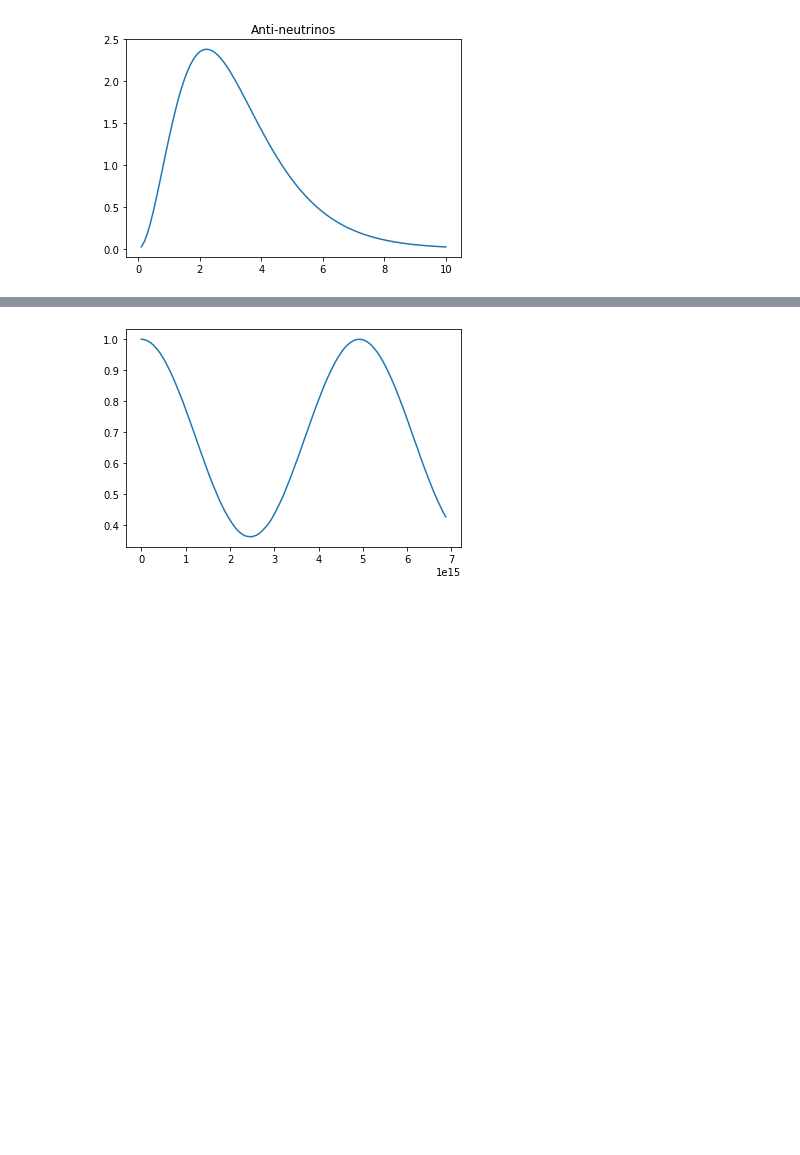
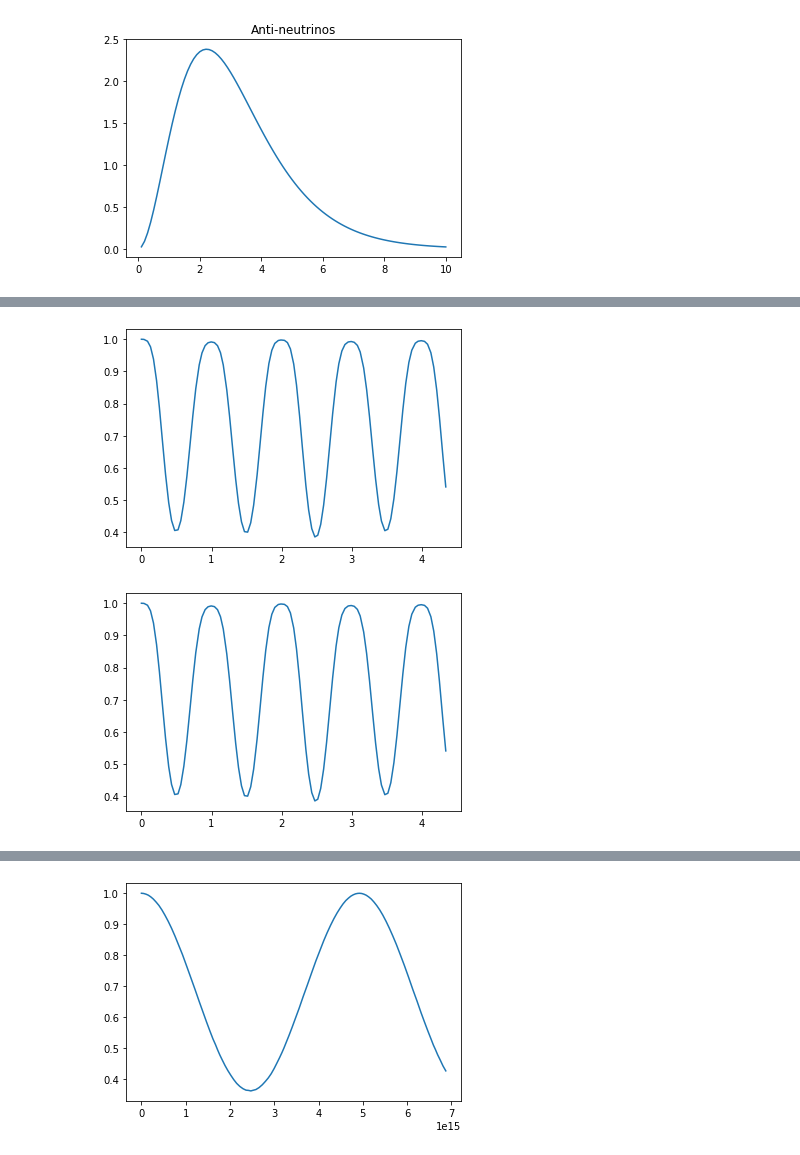
Before and after one commit to nuLABatUSD/QKESolve, a Jupyter notebook: 2023-8 (anti-neutrinos).ipynb, the cells around one changed output, grey strips where cells are left out. Drawn from its saved outputs; the diff is of its cells as text; code cells hidden in the pictures; blank space fills up the shorter version.

```diff
--- a/2023-8 (anti-neutrinos).ipynb
+++ b/2023-8 (anti-neutrinos).ipynb
@@ -59,0 +106,26 @@ plt.show()
+# %%
+y0= der.newarray_maker(ym0, ym0_bar)
+t0= 0
+dt0=  0.01/np.max(np.abs(der.f(t0,y0,p)))
+N_step = 100
+dN = 10
+tau_final=10
+t_final = tau_final*2*2.2*T/dm2
+
+
+t, y, dx, end = ODE.ODEOneRun(t0, y0, dt0, p, N_step, dN, t_final)
+# %%
+probability= der.probability(ym0, Eval, t, y[:, :4*N])
+
+plt.figure()
+plt.plot(t * dm2/(2*2.2*T), probability)
+plt.show()
+
+probability_bar= der.probability(ym0_bar, Eval, t, y[:, 4*N:])
+
+plt.figure()
+plt.plot(t * dm2/(2*2.2*T), probability)
+plt.show()
+# %% [output]
+[figure, added]
+[figure, added]
```
Also changed, not shown: parts of 8 cells of this notebook, 1 other file.
